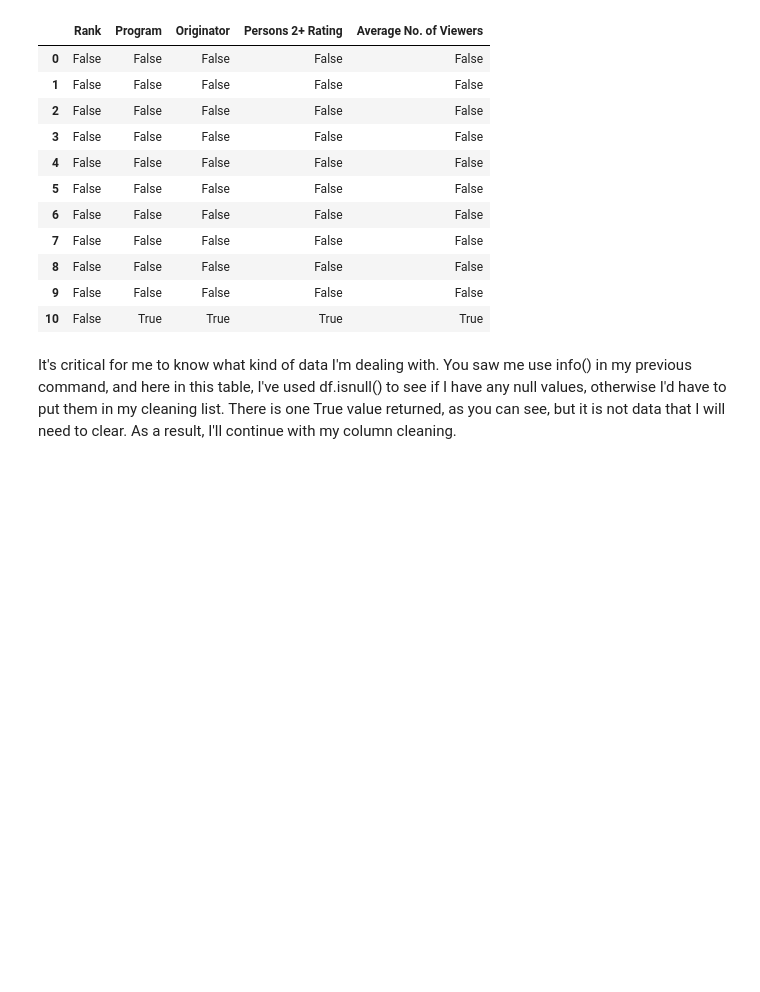
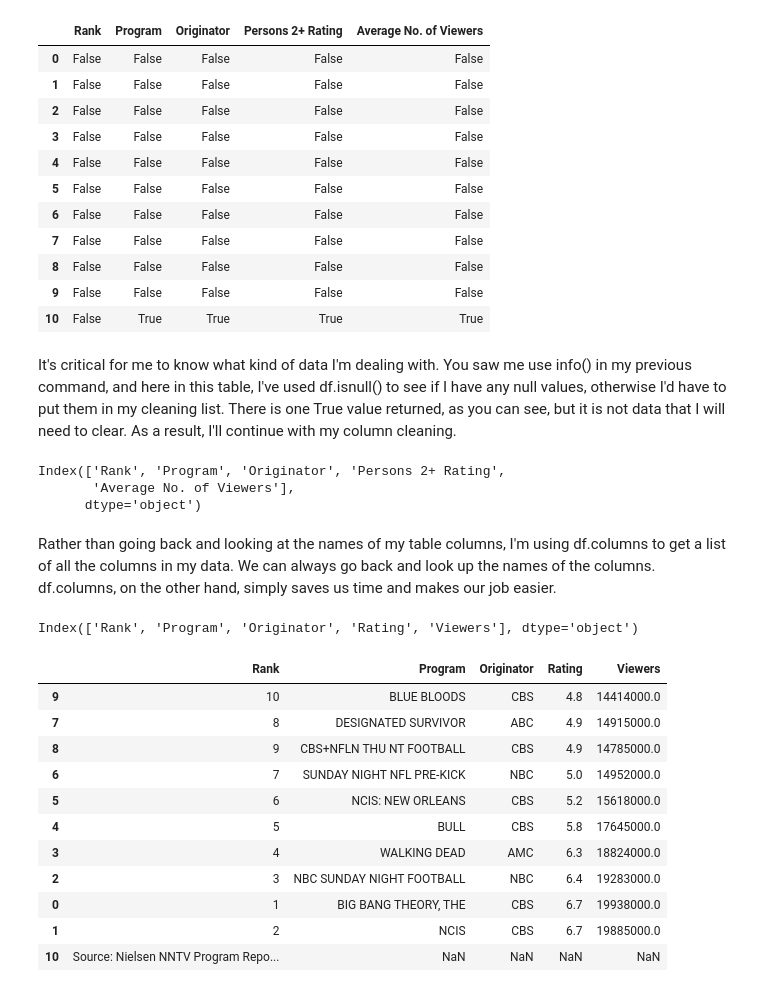
Before and after one commit to SagarSitaula1/Data-Visual, a Jupyter notebook: Master.ipynb, the cells around one changed output. Drawn from its saved outputs; the diff is of its cells as text; code cells hidden in the pictures; blank space fills up the shorter version.

```diff
--- a/Master.ipynb
+++ b/Master.ipynb
@@ -90,3 +94,11 @@ df.isnull()
 | 10 | False | True | True | True | True |
 # %% [markdown]
 It's critical for me to know what kind of data I'm dealing with. You saw me use info() in my previous command, and here in this table, I've used df.isnull() to see if I have any null values, otherwise I'd have to put them in my cleaning list. There is one True value returned, as you can see, but it is not data that I will need to clear. As a result, I'll continue with my column cleaning.
+# %%
+df.columns
+# %% [output]
+Index(['Rank', 'Program', 'Originator', 'Persons 2+ Rating',
+       'Average No. of Viewers'],
+      dtype='object')
+# %% [markdown]
+Rather than going back and looking at the names of my table columns, I'm using df.columns to get a list of all the columns in my data. We can always go back and look up the names of the columns. df.columns, on the other hand, simply saves us time and makes our job easier.
@@ -93 +108,25 @@ It's critical for me to know what kind of data I'm dealing with. You saw me use
+# %%
+df1=df.rename(columns={'Average No. of Viewers': 'Viewers'}, inplace=True)
+df1=df.rename(columns={'Persons 2+ Rating': 'Rating'}, inplace=True)
+df.columns
+# %% [output]
+Index(['Rank', 'Program', 'Originator', 'Rating', 'Viewers'], dtype='object')
+# %%
+df_sorted= df.sort_values('Viewers')
+df_sorted= df.sort_values('Rating')
+# %%
+df_sorted
+# %% [output]
+|  | Rank | Program | Originator | Rating | Viewers |
+| 9 | 10 | BLUE BLOODS | CBS | 4.8 | 14414000.0 |
+| 7 | 8 | DESIGNATED SURVIVOR | ABC | 4.9 | 14915000.0 |
+| 8 | 9 | CBS+NFLN THU NT FOOTBALL | CBS | 4.9 | 14785000.0 |
+| 6 | 7 | SUNDAY NIGHT NFL PRE-KICK | NBC | 5.0 | 14952000.0 |
+| 5 | 6 | NCIS: NEW ORLEANS | CBS | 5.2 | 15618000.0 |
+| 4 | 5 | BULL | CBS | 5.8 | 17645000.0 |
+| 3 | 4 | WALKING DEAD | AMC | 6.3 | 18824000.0 |
+| 2 | 3 | NBC SUNDAY NIGHT FOOTBALL | NBC | 6.4 | 19283000.0 |
+| 0 | 1 | BIG BANG THEORY, THE | CBS | 6.7 | 19938000.0 |
+| 1 | 2 | NCIS | CBS | 6.7 | 19885000.0 |
+| 10 | Source: Nielsen NNTV Program Repo... | NaN | NaN | NaN | NaN |
 # %%
```
Also changed, not shown: parts of 5 cells of this notebook.
